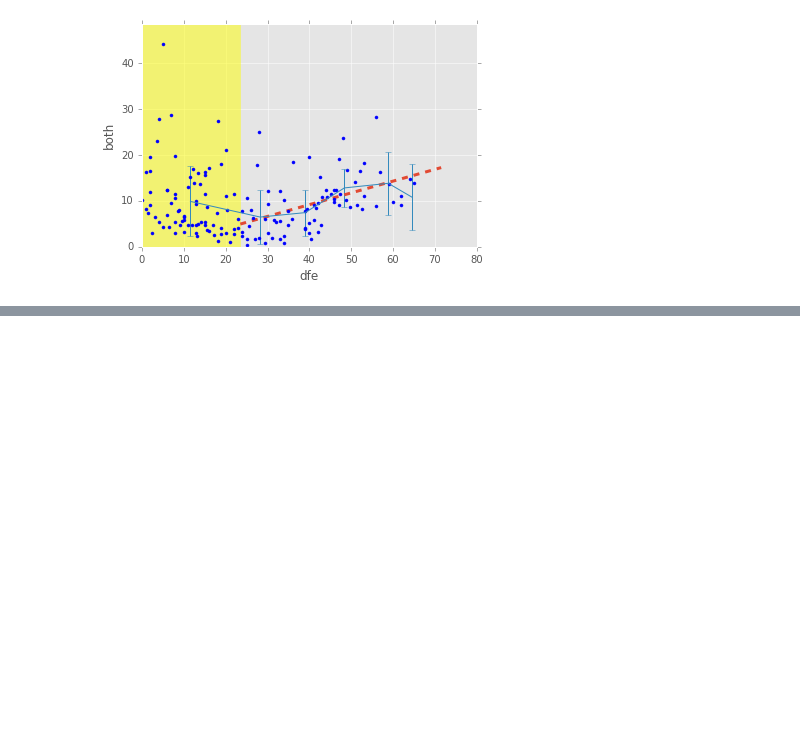
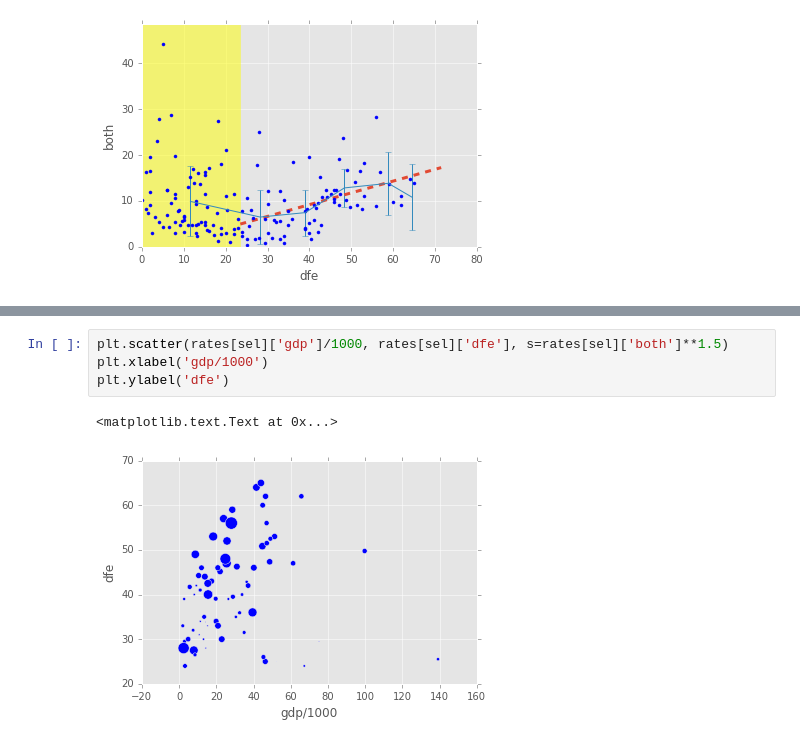
Before and after one commit to grehujt/SmallPythonProjects, a Jupyter notebook: jupyterNotebooks/LinearRegression/LinearRegression.ipynb, the cells around one changed output, grey strips where cells are left out. Drawn from its saved outputs; the diff is of its cells as text; blank space fills up the shorter version.

```diff
--- a/jupyterNotebooks/LinearRegression/LinearRegression.ipynb
+++ b/jupyterNotebooks/LinearRegression/LinearRegression.ipynb
@@ -192,0 +245,7 @@ plt.errorbar(grpRates.mean()['dfe'], grpRates.mean()['both'], yerr=grpRates.std(
+# %%
+plt.scatter(rates[sel]['gdp']/1000, rates[sel]['dfe'], s=rates[sel]['both']**1.5)
+plt.xlabel('gdp/1000')
+plt.ylabel('dfe')
+# %% [output]
+<matplotlib.text.Text at 0x...>
+[figure, added]
```
Also changed, not shown: parts of 10 cells of this notebook, 1 other file.
